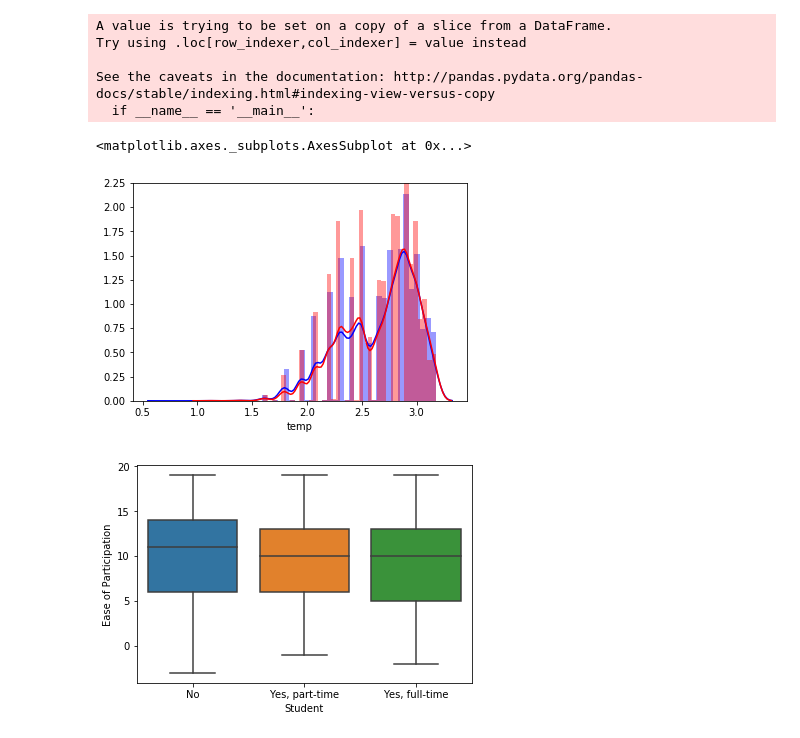
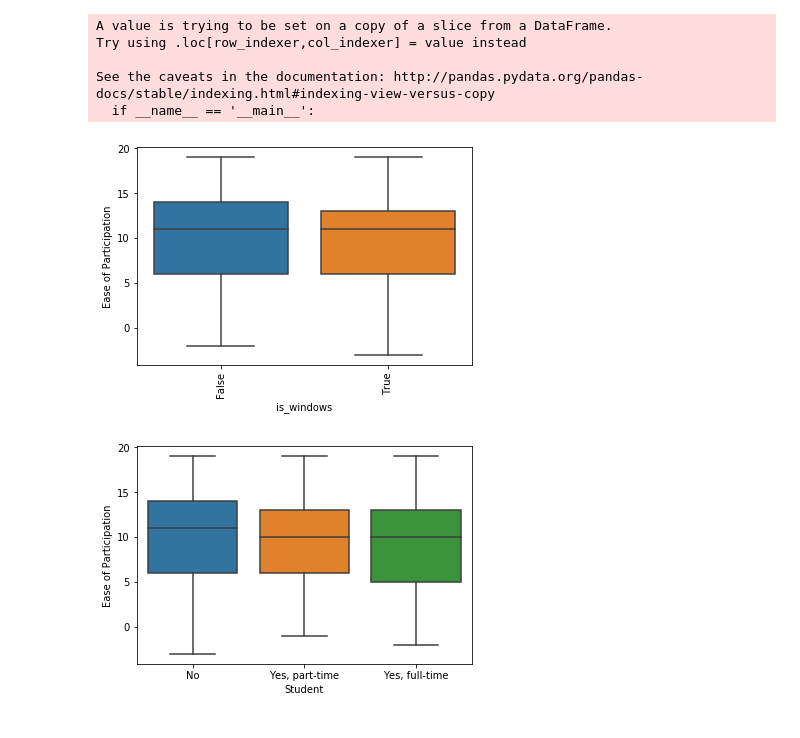
Before and after one commit to Fenil3510/StackOverflow_Kernel, a Jupyter notebook: SO_notebook_2.ipynb, the cells around one changed output. Drawn from its saved outputs; the diff is of its cells as text; code cells hidden in the pictures.

Commit message:
Add boxplots

```diff
--- a/SO_notebook_2.ipynb
+++ b/SO_notebook_2.ipynb
@@ -453,11 +456,15 @@ See the caveats in the documentation: http://pandas.pydata.org/pandas-docs/stabl
   if __name__ == '__main__':
 # %%
 plt.figure(1)
-sns.distplot( stack_learners[stack_learners["is_windows"] == 1]["temp"].dropna() , color="blue", label="Use Stack" , bins  = 50)
-sns.distplot( stack_learners[stack_learners["is_windows"] == 0]["temp"].dropna() , color="red", label="Dont use stack" , bins = 50)
+plt.figure(1)
+sns.boxplot(x = stack_learners["is_windows"] , y = stack_learners["Ease of Participation"])# , order = meds)
+plt.xticks(rotation = 90)
+#pol.set_xticklabels(rotation=90)
+plt.show()
+#sns.distplot( stack_learners[stack_learners["is_windows"] == 1]["temp"].dropna() , color="blue", label="Use Stack" , bins  = 50)
+#sns.distplot( stack_learners[stack_learners["is_windows"] == 0]["temp"].dropna() , color="red", label="Dont use stack" , bins = 50)
 # %% [output]
-<matplotlib.axes._subplots.AxesSubplot at 0x...>
-[figure, old version]
+[figure, new version]
 # %%
 #pd.unique(stack_learners["Student"])
 plt.figure(1)
```
Also changed, not shown: parts of 3 cells of this notebook.
